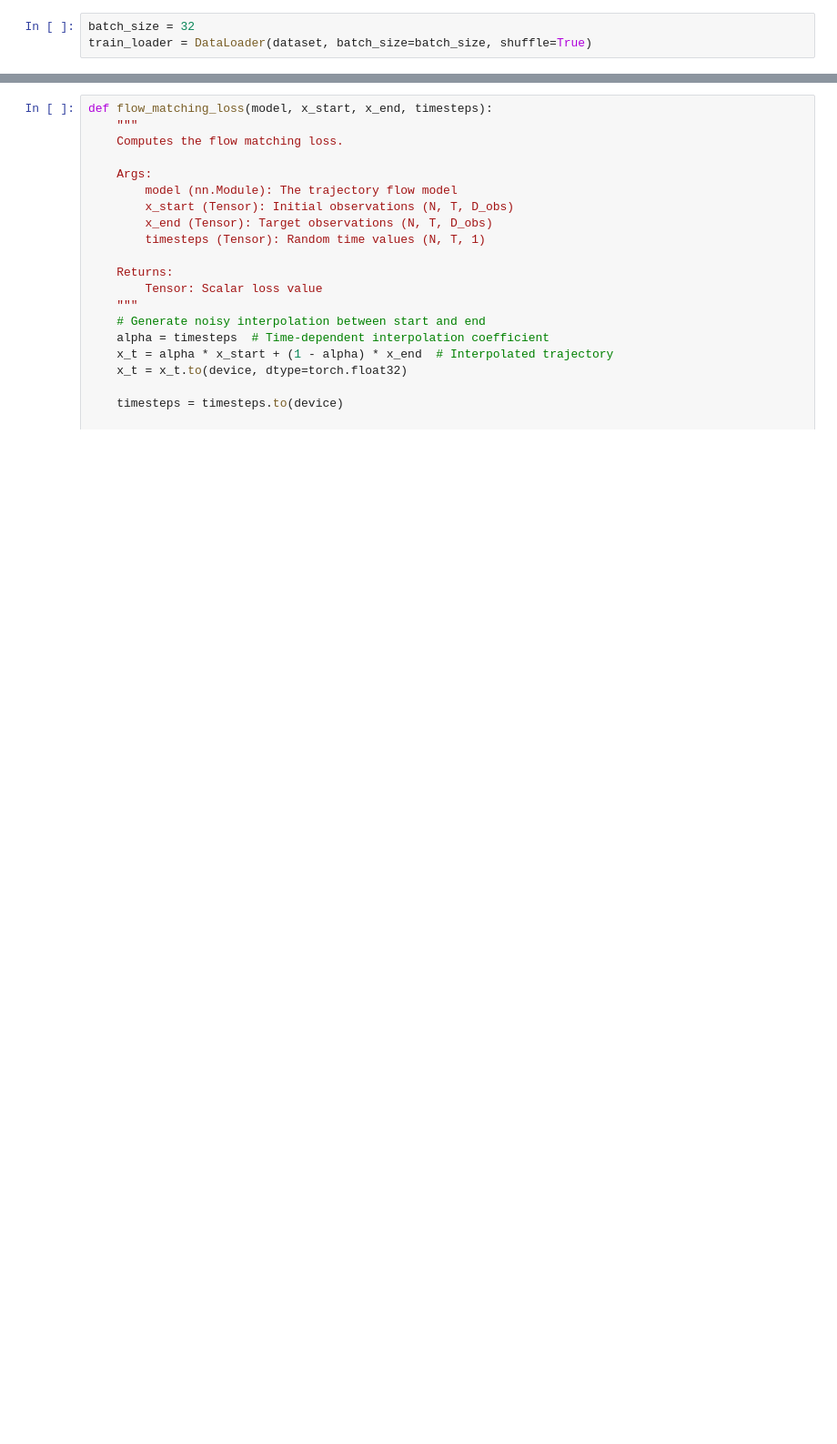
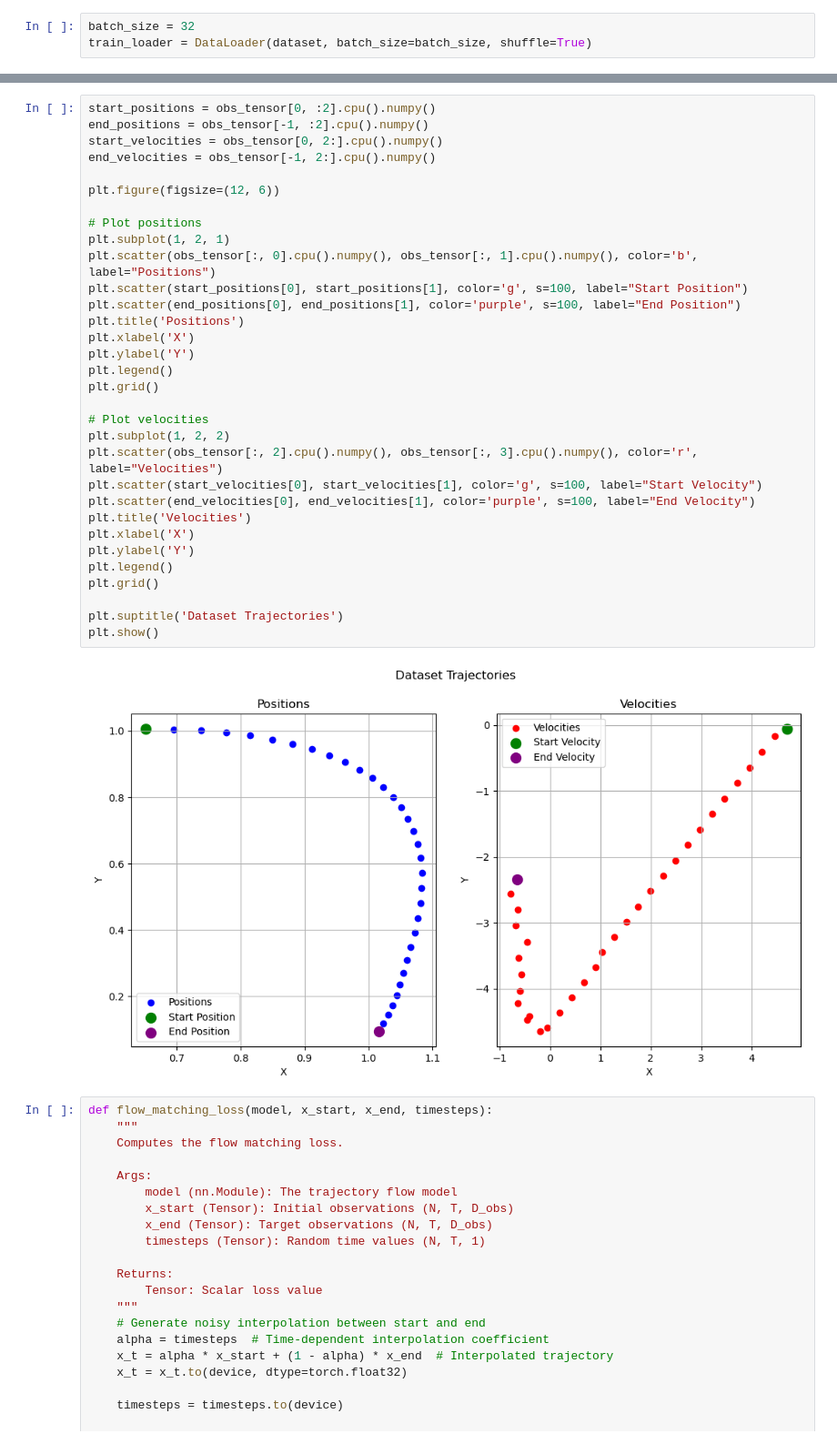
Before and after one commit to MortenHS/FlowMatching, a Jupyter notebook: data_loader.ipynb, the cells around one changed output, grey strips where cells are left out. Shown at 91% size. Drawn from its saved outputs; the diff is of its cells as text; blank space fills up the shorter version.

```diff
--- a/data_loader.ipynb
+++ b/data_loader.ipynb
@@ -85,3 +101,37 @@ train_loader = DataLoader(dataset, batch_size=batch_size, shuffle=True)
+# %%
+start_positions = obs_tensor[0, :2].cpu().numpy()
+end_positions = obs_tensor[-1, :2].cpu().numpy()
+start_velocities = obs_tensor[0, 2:].cpu().numpy()
+end_velocities = obs_tensor[-1, 2:].cpu().numpy()
+
+plt.figure(figsize=(12, 6))
+
+# Plot positions
+plt.subplot(1, 2, 1)
+plt.scatter(obs_tensor[:, 0].cpu().numpy(), obs_tensor[:, 1].cpu().numpy(), color='b', label="Positions")
+plt.scatter(start_positions[0], start_positions[1], color='g', s=100, label="Start Position")
+plt.scatter(end_positions[0], end_positions[1], color='purple', s=100, label="End Position")
+plt.title('Positions')
+plt.xlabel('X')
+plt.ylabel('Y')
+plt.legend()
+plt.grid()
+
+# Plot velocities
+plt.subplot(1, 2, 2)
+plt.scatter(obs_tensor[:, 2].cpu().numpy(), obs_tensor[:, 3].cpu().numpy(), color='r', label="Velocities")
+plt.scatter(start_velocities[0], start_velocities[1], color='g', s=100, label="Start Velocity")
+plt.scatter(end_velocities[0], end_velocities[1], color='purple', s=100, label="End Velocity")
+plt.title('Velocities')
+plt.xlabel('X')
+plt.ylabel('Y')
+plt.legend()
+plt.grid()
+
+plt.suptitle('Dataset Trajectories')
+plt.show()
+# %% [output]
+[figure, added]
 # %%
 def flow_matching_loss(model, x_start, x_end, timesteps):
     """
```
Also changed, not shown: parts of 8 cells of this notebook, 1 other file.
